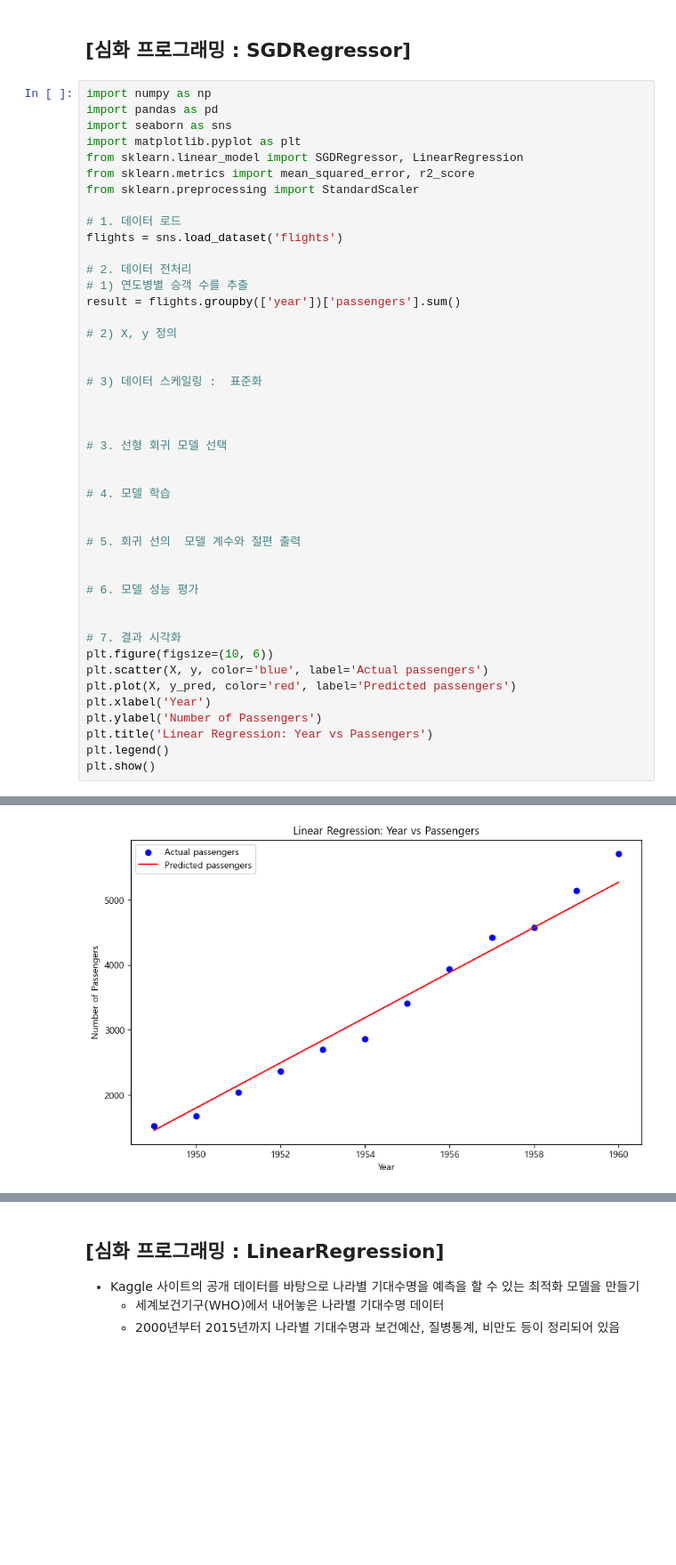
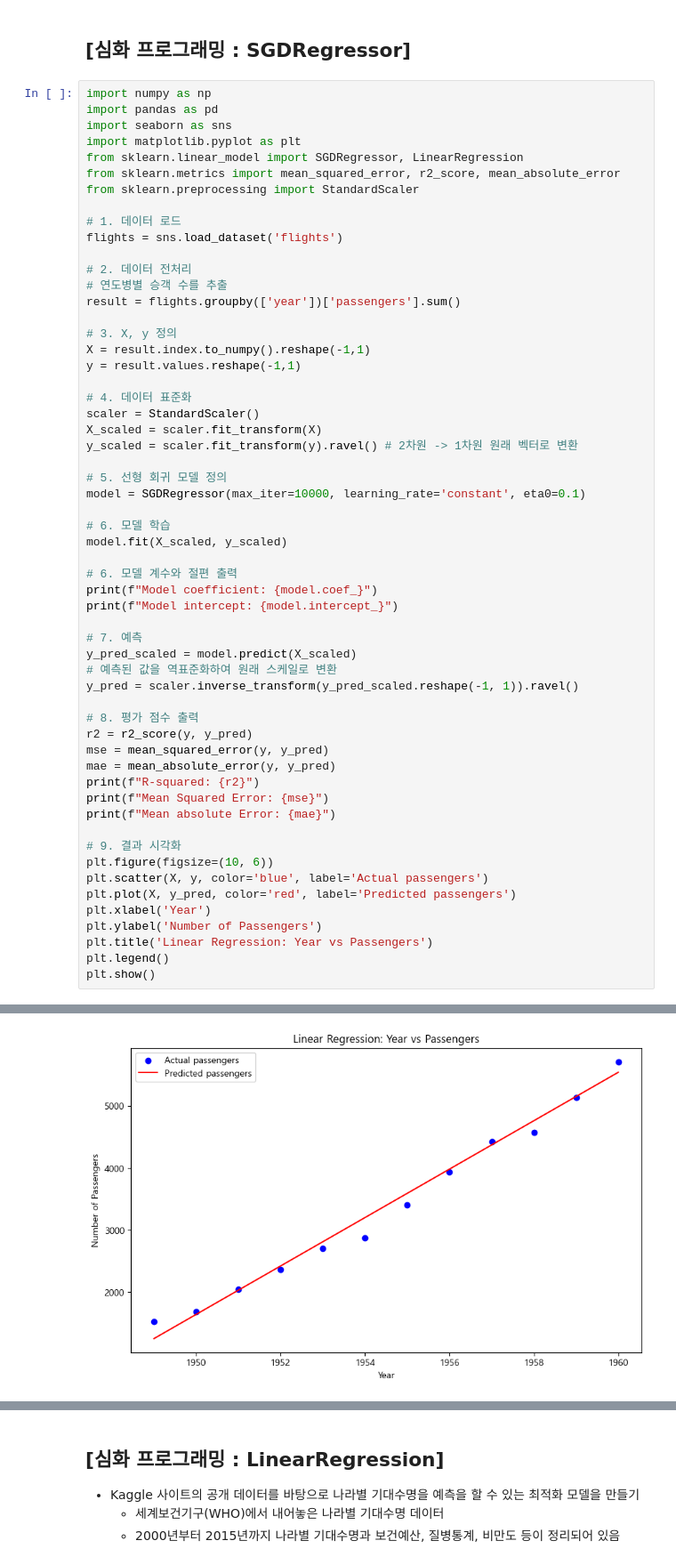
Before and after one commit to euhkim/python_basic_2, a Jupyter notebook: ch12_update_class_1_수요일_5_22.ipynb, the cells around one changed output, grey strips where cells are left out. Shown at 89% size. Drawn from its saved outputs; the diff is of its cells as text; blank space fills up the shorter version.

```diff
--- a/ch12_update_class_1_수요일_5_22.ipynb
+++ b/ch12_update_class_1_수요일_5_22.ipynb
@@ -315,36 +349,49 @@ import pandas as pd
 import seaborn as sns
 import matplotlib.pyplot as plt
 from sklearn.linear_model import SGDRegressor, LinearRegression
-from sklearn.metrics import mean_squared_error, r2_score
+from sklearn.metrics import mean_squared_error, r2_score, mean_absolute_error
 from sklearn.preprocessing import StandardScaler
 
 # 1. 데이터 로드
 flights = sns.load_dataset('flights')
 
 # 2. 데이터 전처리
-# 1) 연도병별 승객 수를 추출
+# 연도병별 승객 수를 추출
 result = flights.groupby(['year'])['passengers'].sum()
 
-# 2) X, y 정의
+# 3. X, y 정의
+X = result.index.to_numpy().reshape(-1,1)
+y = result.values.reshape(-1,1)
 
+# 4. 데이터 표준화
+scaler = StandardScaler()
+X_scaled = scaler.fit_transform(X)
+y_scaled = scaler.fit_transform(y).ravel() # 2차원 -> 1차원 원래 벡터로 변환
 
-# 3) 데이터 스케일링 :  표준화
+# 5. 선형 회귀 모델 정의
+model = SGDRegressor(max_iter=10000, learning_rate='constant', eta0=0.1)
 
+# 6. 모델 학습
+model.fit(X_scaled, y_scaled)
 
+# 6. 모델 계수와 절편 출력
+print(f"Model coefficient: {model.coef_}")
+print(f"Model intercept: {model.intercept_}")
 
-# 3. 선형 회귀 모델 선택
+# 7. 예측
+y_pred_scaled = model.predict(X_scaled)
+# 예측된 값을 역표준화하여 원래 스케일로 변환
+y_pred = scaler.inverse_transform(y_pred_scaled.reshape(-1, 1)).ravel()
 
+# 8. 평가 점수 출력
+r2 = r2_score(y, y_pred)
+mse = mean_squared_error(y, y_pred)
+mae = mean_absolute_error(y, y_pred)
+print(f"R-squared: {r2}")
+print(f"Mean Squared Error: {mse}")
+print(f"Mean absolute Error: {mae}")
 
-# 4. 모델 학습
-
-
-# 5. 회귀 선의  모델 계수와 절편 출력
-
-
-# 6. 모델 성능 평가
-
-
-# 7. 결과 시각화
+# 9. 결과 시각화
 plt.figure(figsize=(10, 6))
 plt.scatter(X, y, color='blue', label='Actual passengers')
 plt.plot(X, y_pred, color='red', label='Predicted passengers')
@@ -361,4 +409,4 @@ Mean Squared Error: 39439.68816293353
-[figure, old version]
+[figure, new version]
 # %% [markdown]
 # [다중(다변량:multivariate) 선형 회귀분석 문제]
 * 고급 데이터 분석
```
Also changed, not shown: parts of 33 cells of this notebook.
